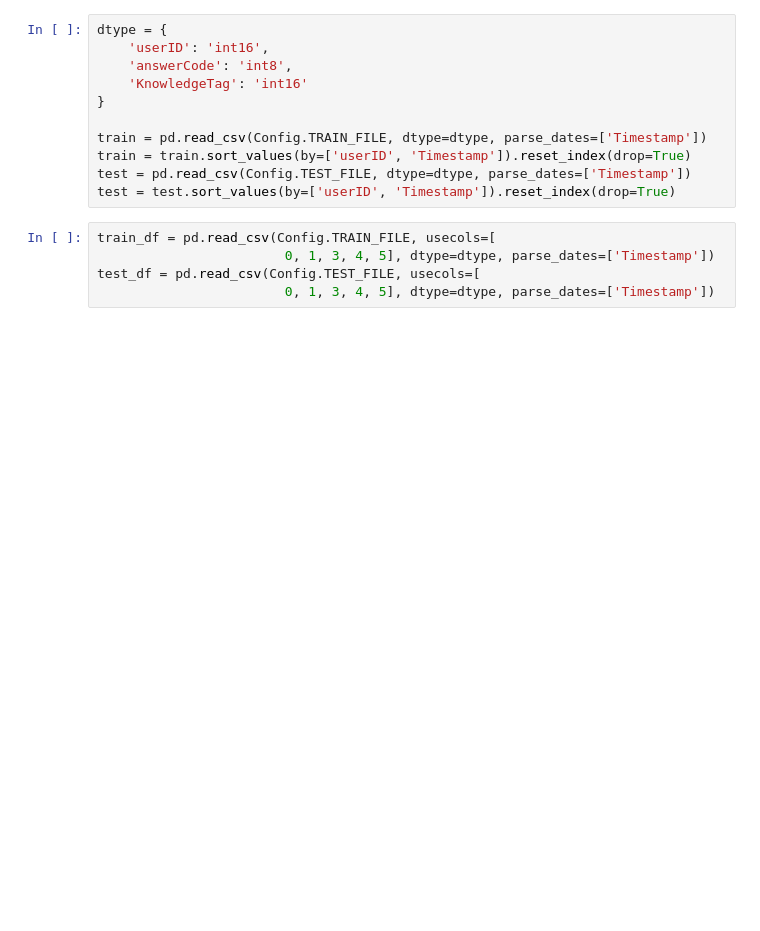
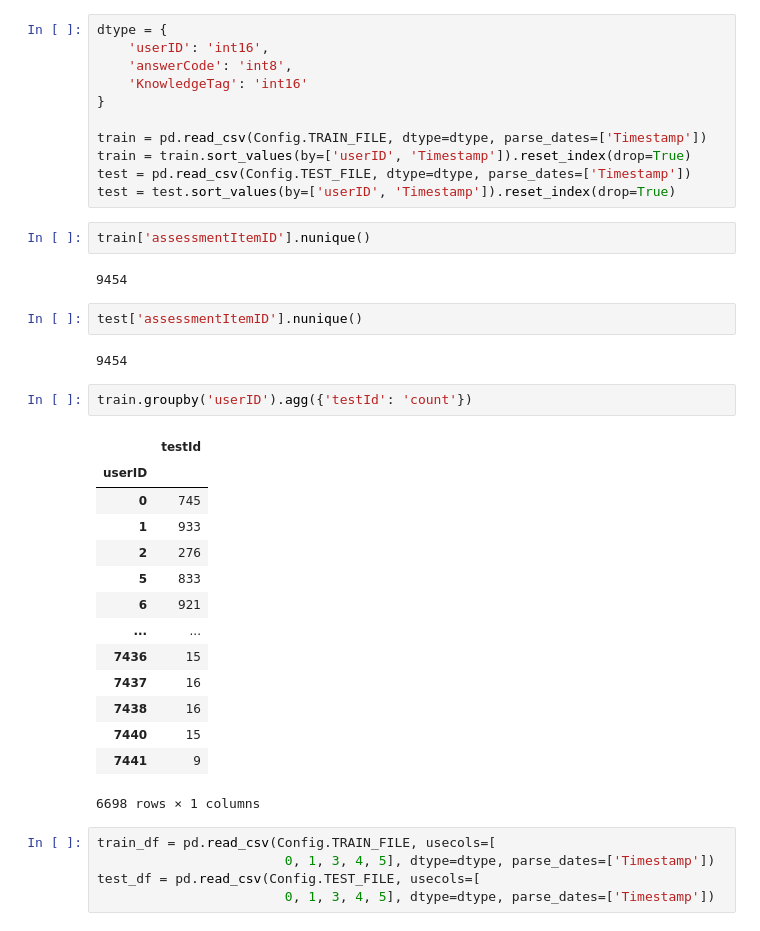
Before and after one commit to boostcampaitech4lv23recsys1/level2_dkt_recsys-level2-recsys-04, a Jupyter notebook: saint_plus/lab_ysh.ipynb, the cells around one changed output. Cells and saved outputs as stored; diff of their text form; blank space fills up the shorter version.

```diff
--- a/saint_plus/lab_ysh.ipynb
+++ b/saint_plus/lab_ysh.ipynb
@@ -14,6 +25,31 @@ train = pd.read_csv(Config.TRAIN_FILE, dtype=dtype, parse_dates=['Timestamp'])
 train = train.sort_values(by=['userID', 'Timestamp']).reset_index(drop=True)
 test = pd.read_csv(Config.TEST_FILE, dtype=dtype, parse_dates=['Timestamp'])
 test = test.sort_values(by=['userID', 'Timestamp']).reset_index(drop=True)
+# %%
+train['assessmentItemID'].nunique()
+# %% [output]
+9454
+# %%
+test['assessmentItemID'].nunique()
+# %% [output]
+9454
+# %%
+train.groupby('userID').agg({'testId': 'count'})
+# %% [output]
+|  | testId |
+| userID |  |
+| 0 | 745 |
+| 1 | 933 |
+| 2 | 276 |
+| 5 | 833 |
+| 6 | 921 |
+| ... | ... |
+| 7436 | 15 |
+| 7437 | 16 |
+| 7438 | 16 |
+| 7440 | 15 |
+| 7441 | 9 |
+6698 rows × 1 columns
 # %%
 train_df = pd.read_csv(Config.TRAIN_FILE, usecols=[
                         0, 1, 3, 4, 5], dtype=dtype, parse_dates=['Timestamp'])
```
Also changed, not shown: parts of 4 cells of this notebook, 3 other files.
